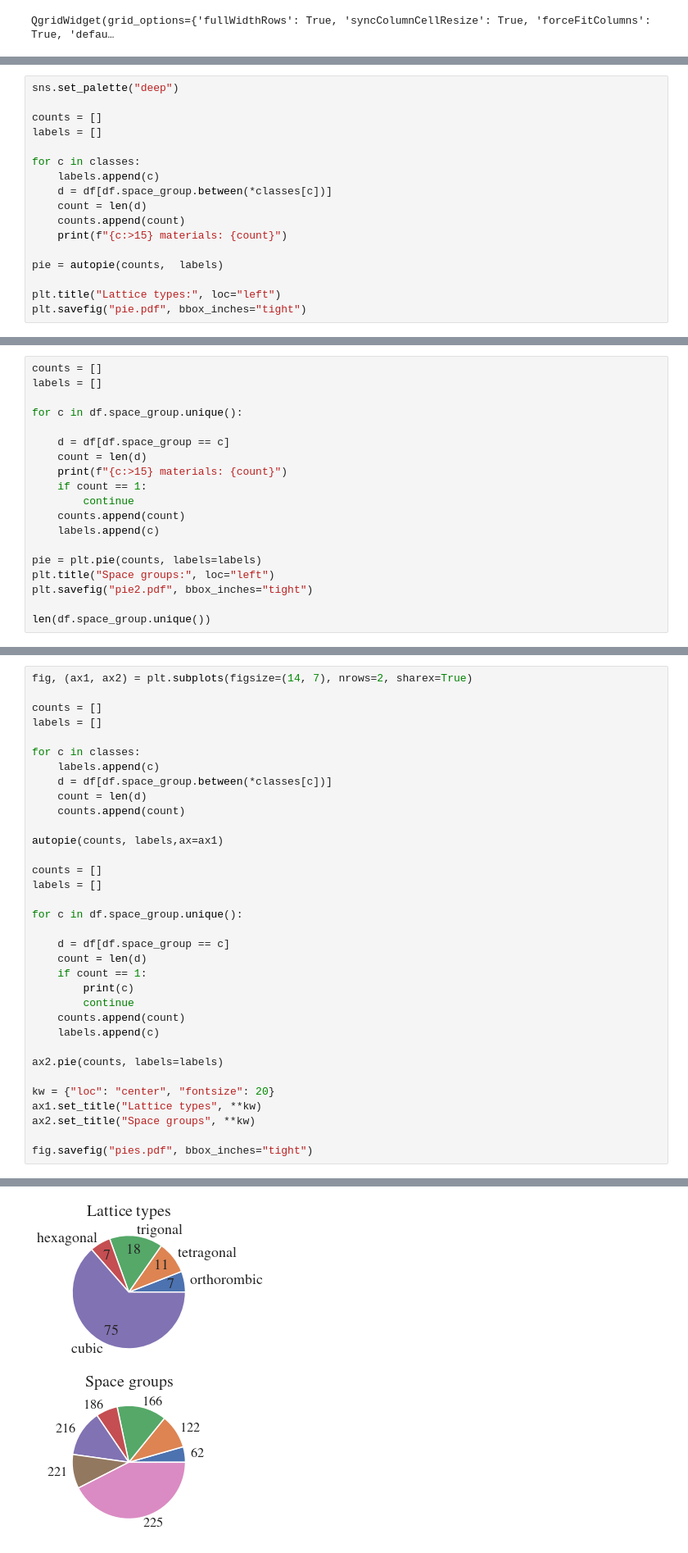
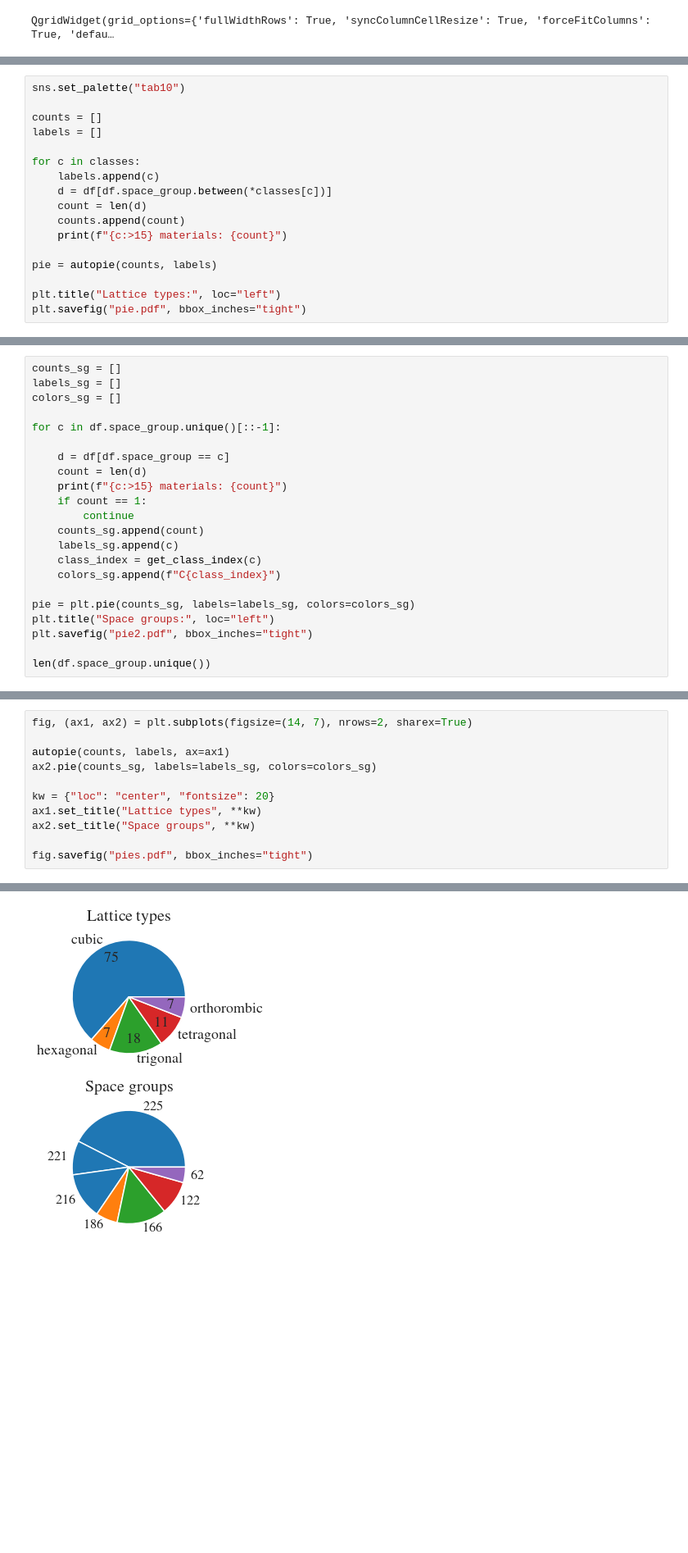
Before and after one commit to flokno/thesis_phd, a Jupyter notebook: data/plots/dataset/pandas.ipynb, the cells around one changed output, grey strips where cells are left out. Shown: that part at 82% size. Cells and saved outputs as stored; diff of their text form; blank space fills up the shorter version.

```diff
--- a/data/plots/dataset/pandas.ipynb
+++ b/data/plots/dataset/pandas.ipynb
@@ -63,7 +70,7 @@ def autopie(counts, labels=None, ax=plt):
         textprops={"fontsize": 18},
     )
 # %%
-sns.set_palette("deep")
+sns.set_palette("tab10")
 
 counts = []
 labels = []
@@ -75,7 +82,7 @@ for c in classes:
     counts.append(count)
     print(f"{c:>15} materials: {count}")
 
-pie = autopie(counts,  labels)
+pie = autopie(counts, labels)
 
 plt.title("Lattice types:", loc="left")
 plt.savefig("pie.pdf", bbox_inches="tight")
@@ -89,18 +103,21 @@ plt.savefig("pie.pdf", bbox_inches="tight")
 # %%
-counts = []
-labels = []
+counts_sg = []
+labels_sg = []
+colors_sg = []
 
-for c in df.space_group.unique():
+for c in df.space_group.unique()[::-1]:
 
     d = df[df.space_group == c]
     count = len(d)
     print(f"{c:>15} materials: {count}")
     if count == 1:
         continue
-    counts.append(count)
-    labels.append(c)
+    counts_sg.append(count)
+    labels_sg.append(c)
+    class_index = get_class_index(c)
+    colors_sg.append(f"C{class_index}")
 
-pie = plt.pie(counts, labels=labels)
+pie = plt.pie(counts_sg, labels=labels_sg, colors=colors_sg)
 plt.title("Space groups:", loc="left")
 plt.savefig("pie2.pdf", bbox_inches="tight")
 
@@ -123,31 +140,8 @@ len(df.space_group.unique())
 # %%
 fig, (ax1, ax2) = plt.subplots(figsize=(14, 7), nrows=2, sharex=True)
 
-counts = []
-labels = []
-
-for c in classes:
-    labels.append(c)
-    d = df[df.space_group.between(*classes[c])]
-    count = len(d)
-    counts.append(count)
-
-autopie(counts, labels,ax=ax1)
-
-counts = []
-labels = []
-
-for c in df.space_group.unique():
-
-    d = df[df.space_group == c]
-    count = len(d)
-    if count == 1:
-        print(c)
-        continue
-    counts.append(count)
-    labels.append(c)
-
-ax2.pie(counts, labels=labels)
+autopie(counts, labels, ax=ax1)
+ax2.pie(counts_sg, labels=labels_sg, colors=colors_sg)
 
 kw = {"loc": "center", "fontsize": 20}
 ax1.set_title("Lattice types", **kw)
@@ -163 +152 @@ fig.savefig("pies.pdf", bbox_inches="tight")
-[figure, old version]
+[figure, new version]
```
Also changed, not shown: parts of 9 cells of this notebook, 3 other files.
